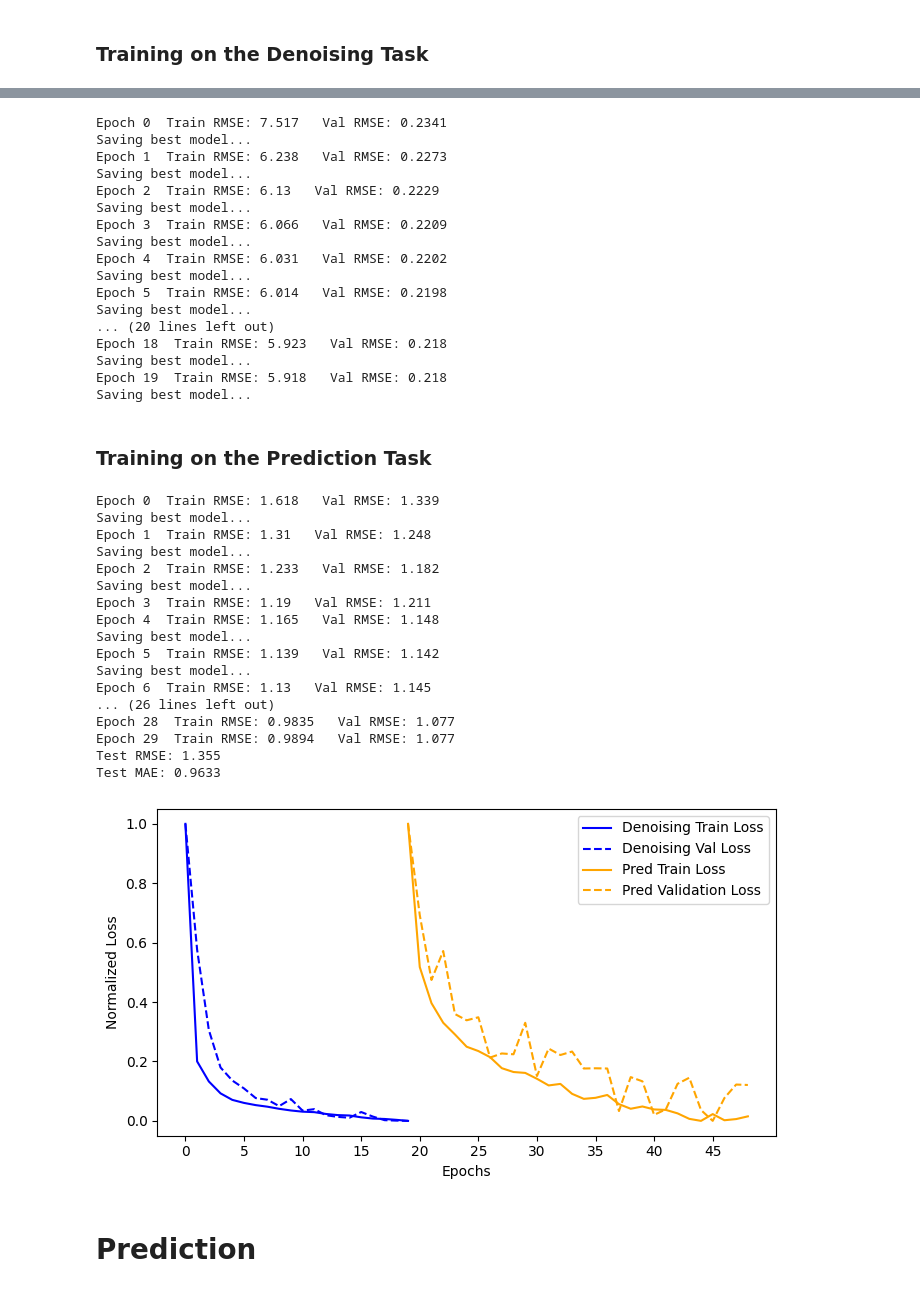
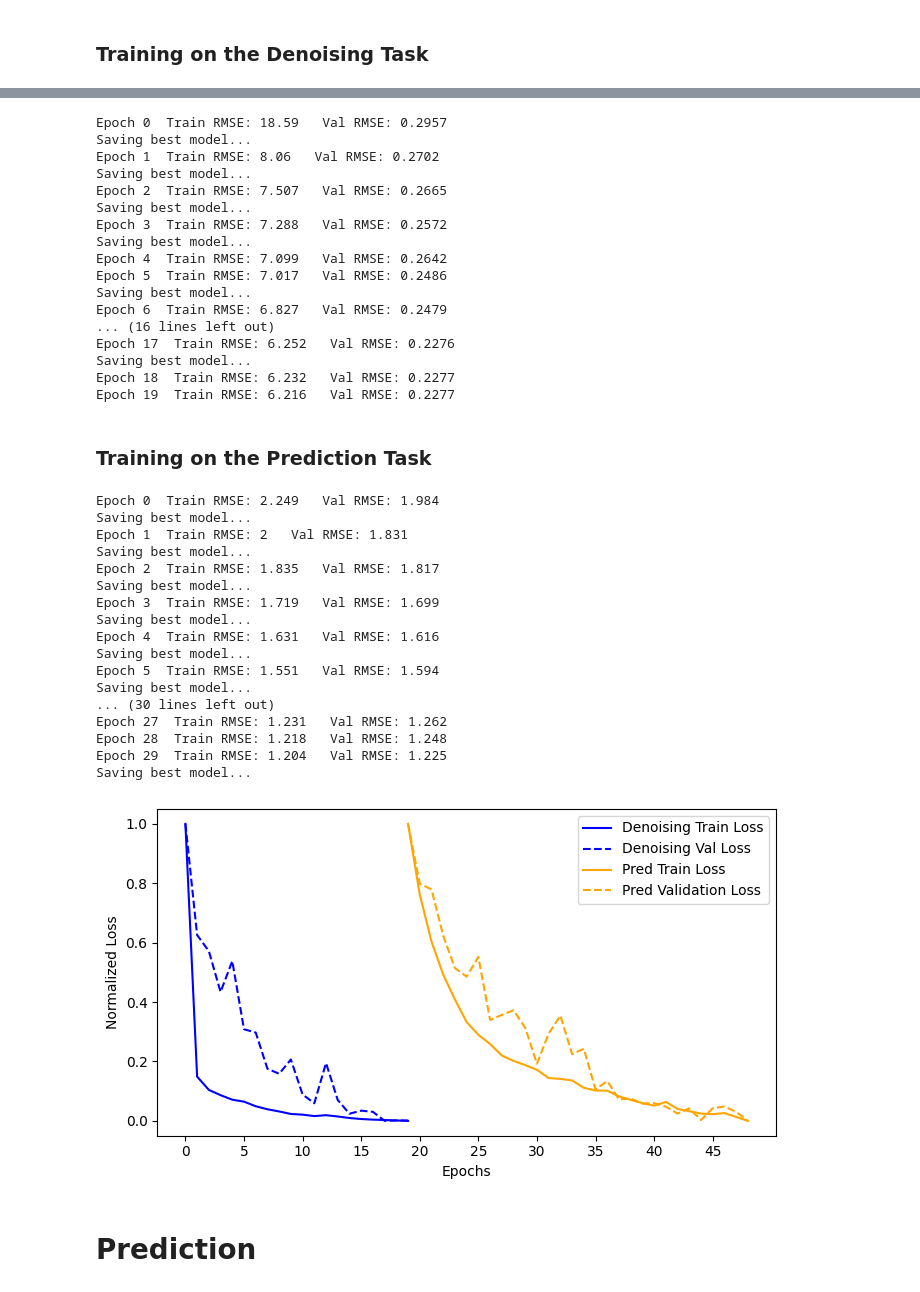
Before and after one commit to p0017/Molecular-Test-Time-Adaptation, a Jupyter notebook: DMPNN.ipynb, the cells around one changed output, grey strips where cells are left out. Saved outputs shown, nothing was run; the diff lists cells and outputs as text; code cells hidden in the pictures.

```diff
--- a/DMPNN.ipynb
+++ b/DMPNN.ipynb
@@ -390,7 +392,6 @@ class Standardizer:
 # %%
 def train_epoch(model, loader, optimizer, loss, mode: str, stdzer: Standardizer=None):
     # Train the model for one epoch, either on denoising or prediction task
-    model = model.to(device)
     if mode == 'denoise':
         model.set_mode('denoise')
         model.train()
@@ -434,7 +435,6 @@ def train_epoch(model, loader, optimizer, loss, mode: str, stdzer: Standardizer=
 def pred(model, loader, mode: str, stdzer: Standardizer=None):
     # Predict with the model, either on denoising or prediction task
     # No test-time adaptation here, just a simple forward pass
-    model = model.to(device)
     if mode == 'denoise':
         model.set_mode('denoise')
         model.eval()
@@ -467,7 +467,7 @@ def pred(model, loader, mode: str, stdzer: Standardizer=None):
 # %% [markdown]
 # Training
 # %%
-batch_size = 16
+batch_size = 512
 denoise_epochs = 20 # Epochs for training on denoising task
 pred_epochs = 30 # Epochs for training on prediction task
 
@@ -528,7 +528,7 @@ Train size: 7238, Val size: 805, Test size: 2215
 ### Training on the Denoising Task
 # %%
 model = GNN(train_loader.dataset.num_node_features, train_loader.dataset.num_edge_features).to(device)
-loss = nn.MSELoss(reduction='sum').to(device)
+loss = nn.MSELoss(reduction='sum')
 print('\n', model, '\n')
 # %% [output]
  GNN(
@@ -606,23 +606,23 @@ if not load_trained_denoise_model:
                 print(f"Saving best model...")
                 torch.save(best_denoise_model.state_dict(), os.path.join("trained_models", f"denoise_model_{denoise_epochs}_epochs.pt"))
 # %% [output]
-Epoch 0  Train RMSE: 7.517   Val RMSE: 0.2341
+Epoch 0  Train RMSE: 18.59   Val RMSE: 0.2957
 Saving best model...
-Epoch 1  Train RMSE: 6.238   Val RMSE: 0.2273
+Epoch 1  Train RMSE: 8.06   Val RMSE: 0.2702
 Saving best model...
-Epoch 2  Train RMSE: 6.13   Val RMSE: 0.2229
+Epoch 2  Train RMSE: 7.507   Val RMSE: 0.2665
 Saving best model...
-Epoch 3  Train RMSE: 6.066   Val RMSE: 0.2209
+Epoch 3  Train RMSE: 7.288   Val RMSE: 0.2572
 Saving best model...
-Epoch 4  Train RMSE: 6.031   Val RMSE: 0.2202
+Epoch 4  Train RMSE: 7.099   Val RMSE: 0.2642
+Epoch 5  Train RMSE: 7.017   Val RMSE: 0.2486
 Saving best model...
-Epoch 5  Train RMSE: 6.014   Val RMSE: 0.2198
+Epoch 6  Train RMSE: 6.827   Val RMSE: 0.2479
+... (16 lines left out)
+Epoch 17  Train RMSE: 6.252   Val RMSE: 0.2276
 Saving best model...
-... (20 lines left out)
-Epoch 18  Train RMSE: 5.923   Val RMSE: 0.218
-Saving best model...
-Epoch 19  Train RMSE: 5.918   Val RMSE: 0.218
-Saving best model...
+Epoch 18  Train RMSE: 6.232   Val RMSE: 0.2277
+Epoch 19  Train RMSE: 6.216   Val RMSE: 0.2277
 # %% [markdown]
 ### Training on the Prediction Task
 # %%
@@ -682,55 +682,52 @@ if not load_trained_pred_model:
             if save_denoise_model:
                 print(f"Saving best model...")
                 torch.save(best_pred_model.state_dict(), os.path.join("trained_models", f"pred_model_{pred_epochs}_epochs.pt"))
-
-    preds = pred(best_pred_model, test_loader, mode='predict', stdzer=stdzer)
-    print(f"Test RMSE: {root_mean_squared_error(preds, test_loader.dataset.labels):.4g}")
-    print(f"Test MAE: {mean_absolute_error(preds, test_loader.dataset.labels):.4g}")
 # %% [output]
-Epoch 0  Train RMSE: 1.618   Val RMSE: 1.339
+Epoch 0  Train RMSE: 2.249   Val RMSE: 1.984
 Saving best model...
-Epoch 1  Train RMSE: 1.31   Val RMSE: 1.248
+Epoch 1  Train RMSE: 2   Val RMSE: 1.831
 Saving best model...
-Epoch 2  Train RMSE: 1.233   Val RMSE: 1.182
+Epoch 2  Train RMSE: 1.835   Val RMSE: 1.817
 Saving best model...
-Epoch 3  Train RMSE: 1.19   Val RMSE: 1.211
-Epoch 4  Train RMSE: 1.165   Val RMSE: 1.148
+Epoch 3  Train RMSE: 1.719   Val RMSE: 1.699
 Saving best model...
-Epoch 5  Train RMSE: 1.139   Val RMSE: 1.142
+Epoch 4  Train RMSE: 1.631   Val RMSE: 1.616
 Saving best model...
-Epoch 6  Train RMSE: 1.13   Val RMSE: 1.145
-... (26 lines left out)
-Epoch 28  Train RMSE: 0.9835   Val RMSE: 1.077
-Epoch 29  Train RMSE: 0.9894   Val RMSE: 1.077
-Test RMSE: 1.355
-Test MAE: 0.9633
+Epoch 5  Train RMSE: 1.551   Val RMSE: 1.594
+Saving best model...
+... (30 lines left out)
+Epoch 27  Train RMSE: 1.231   Val RMSE: 1.262
+Epoch 28  Train RMSE: 1.218   Val RMSE: 1.248
+Epoch 29  Train RMSE: 1.204   Val RMSE: 1.225
+Saving best model...
 # %%
 # Only plot if actual training was done
 if load_trained_denoise_model == False and load_trained_pred_model == False:
 
     fig, ax = plt.subplots(1, 1, figsize=(7, 4))
 
     # Normalize the loss values to [0, 1] for better visualization
     denoise_train_loss_list = (denoise_train_loss_list - np.min(denoise_train_loss_list)) / (np.max(denoise_train_loss_list) - np.min(denoise_train_loss_list))
     denoise_val_loss_list = (denoise_val_loss_list - np.min(denoise_val_loss_list)) / (np.max(denoise_val_loss_list) - np.min(denoise_val_loss_list))
     pred_train_loss_list = (pred_train_loss_list - np.min(pred_train_loss_list)) / (np.max(pred_train_loss_list) - np.min(pred_train_loss_list))
     pred_val_loss_list = (pred_val_loss_list - np.min(pred_val_loss_list)) / (np.max(pred_val_loss_list) - np.min(pred_val_loss_list))
 
     # Just plotting the losses
     ax.plot(list(range(denoise_epochs)), denoise_train_loss_list, label='Denoising Train Loss', color='blue')
     ax.plot(list(range(denoise_epochs)), denoise_val_loss_list, label='Denoising Val Loss', color='blue', linestyle='--')
     ax.plot(list(range(denoise_epochs - 1, pred_epochs + denoise_epochs - 1)), pred_train_loss_list, label='Pred Train Loss', color='orange')
     ax.plot(list(range(denoise_epochs - 1, pred_epochs + denoise_epochs - 1)), pred_val_loss_list, label='Pred Validation Loss', color='orange', linestyle='--')
     ax.legend()
     ax.set_xlabel('Epochs')
     ax.set_xticks(list(range(0, pred_epochs + denoise_epochs, 5)))
     ax.set_ylabel('Normalized Loss')
 
     plt.tight_layout()
-    fig.savefig("figures/loss_plot.jpg", dpi=300)
+    if save_plots:
+        fig.savefig("figures/loss_plot.jpg", dpi=300)
     plt.show()
 # %% [output]
-[figure, old version]
+[figure, new version]
 # %% [markdown]
 # Prediction
 # %%
```
Also changed, not shown: parts of 13 cells of this notebook, 9 other files.
